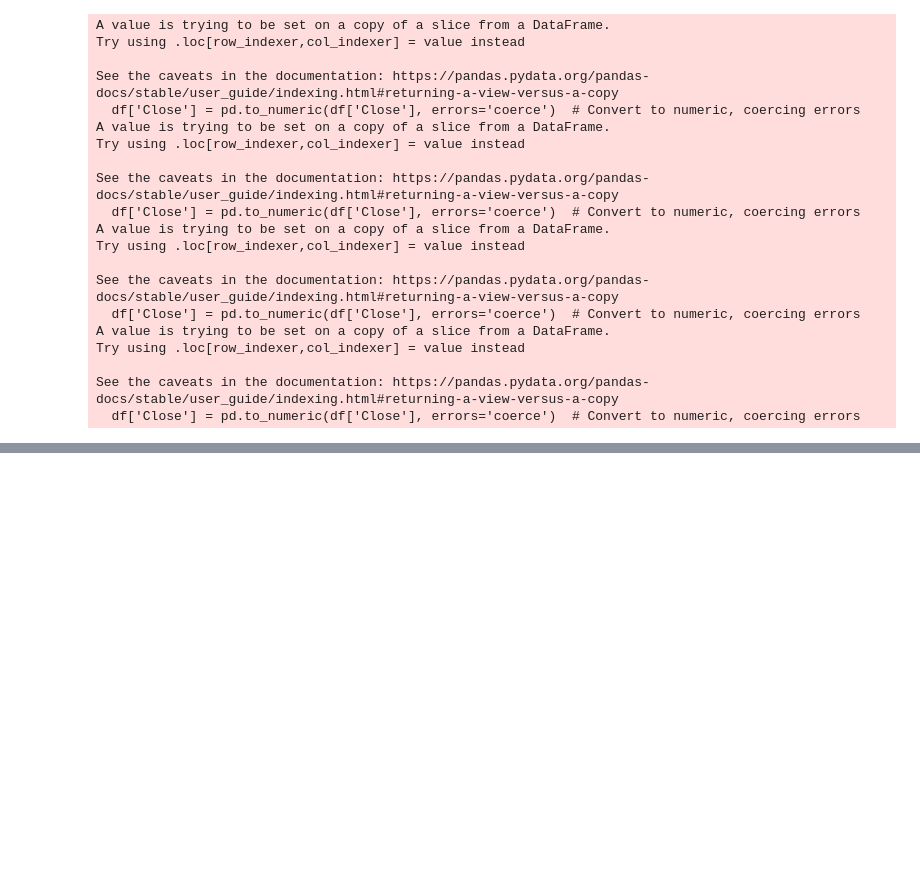
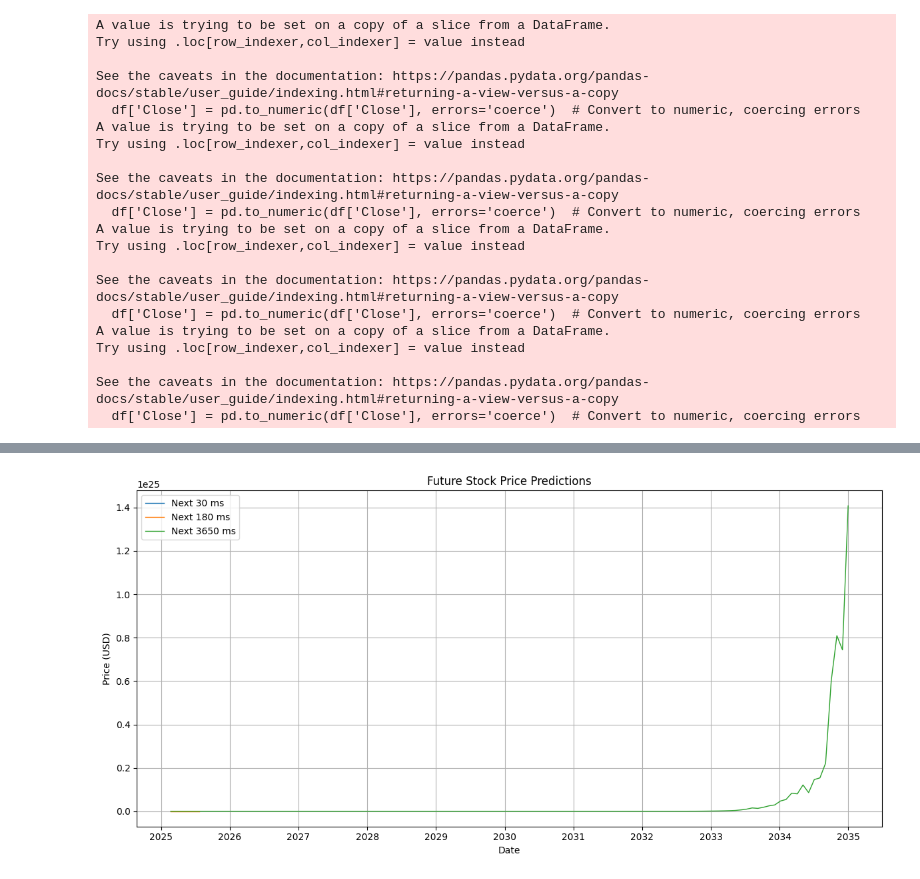
Before and after one commit to JoyChang10/Forkaia, a Jupyter notebook: task1000/stacked_lstm/stock_prediction.ipynb, the cells around one changed output, grey strips where cells are left out. Drawn from its saved outputs; the diff is of its cells as text; code cells hidden in the pictures; blank space fills up the shorter version.

```diff
--- a/task1000/stacked_lstm/stock_prediction.ipynb
+++ b/task1000/stacked_lstm/stock_prediction.ipynb
@@ -317,12 +375,14 @@ plot_predictions(btc_y_test, btc_y_predicted, btc_scaler, btc_test_dates, tick_i
 # %%
 # Prepare the last window of data
 btc_last_window = btc_df['Close'].iloc[-window_size:].values.reshape(1, window_size, 1)
 
 filtered_predictions, filtered_dates = predict_future_prices(
     model=btc_model,
     stock_data=btc_df,
     scaler=btc_scaler,
     last_window=btc_last_window,
     prediction_intervals=intervals,
-    frequency='M',  # Monthly predictions
+    frequency='Month',  # Monthly predictions
 )
+# %% [output]
+[figure, added]
```
Also changed, not shown: parts of 13 cells of this notebook.
